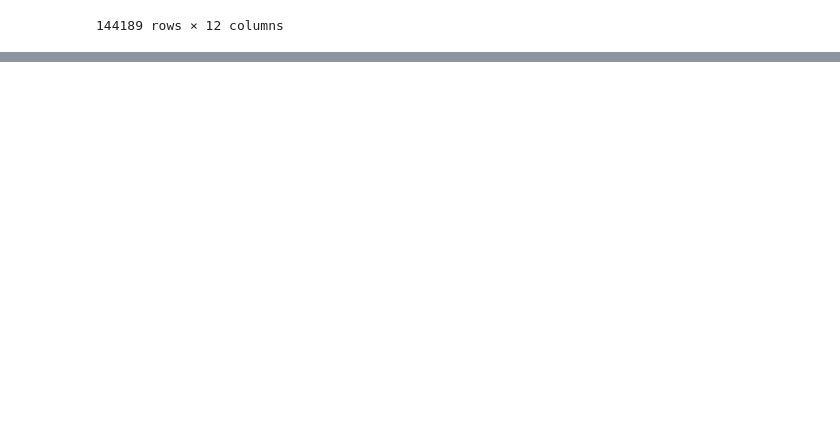
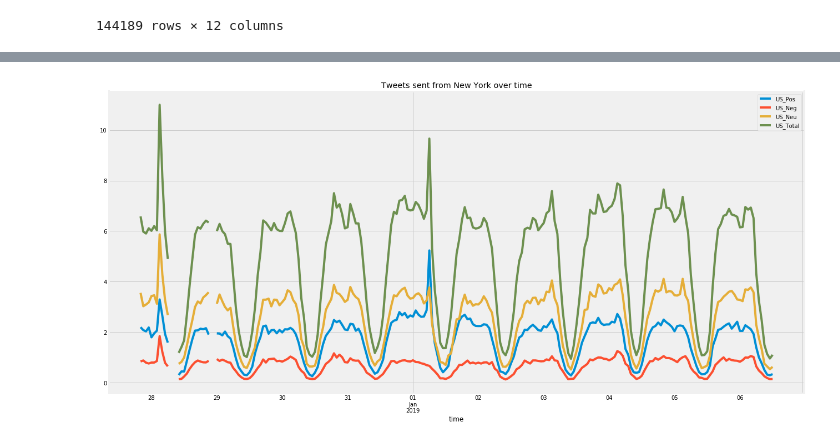
Before and after one commit to Kajotko/SIOT, a Jupyter notebook: Siot.ipynb, the cells around one changed output, grey strips where cells are left out. Drawn from its saved outputs; the diff is of its cells as text; code cells hidden in the pictures; blank space fills up the shorter version.

```diff
--- a/Siot.ipynb
+++ b/Siot.ipynb
@@ -98,0 +130,22 @@ plt.show()
+# %%
+plt.figure(figsize=(20, 10))
+freq='H'
+us_pos=tweets['US_Pos'].resample(freq).mean()
+us_neg=tweets['US_Neg'].resample(freq).mean()
+us_neu=tweets['US_Neu'].resample(freq).mean()
+us_tot=tweets['US_Total'].resample(freq).mean()
+
+us_p=us_pos#/us_tot
+us_n=us_neg#/us_tot
+us_nt=us_neu#/us_tot
+
+us_p.plot()
+us_n.plot()
+us_nt.plot()
+us_tot.plot()
+
+plt.title('Tweets sent from New York over time')
+plt.legend()
+plt.show()
+# %% [output]
+[figure, added]
```
Also changed, not shown: parts of 13 cells of this notebook, 10 other files.
